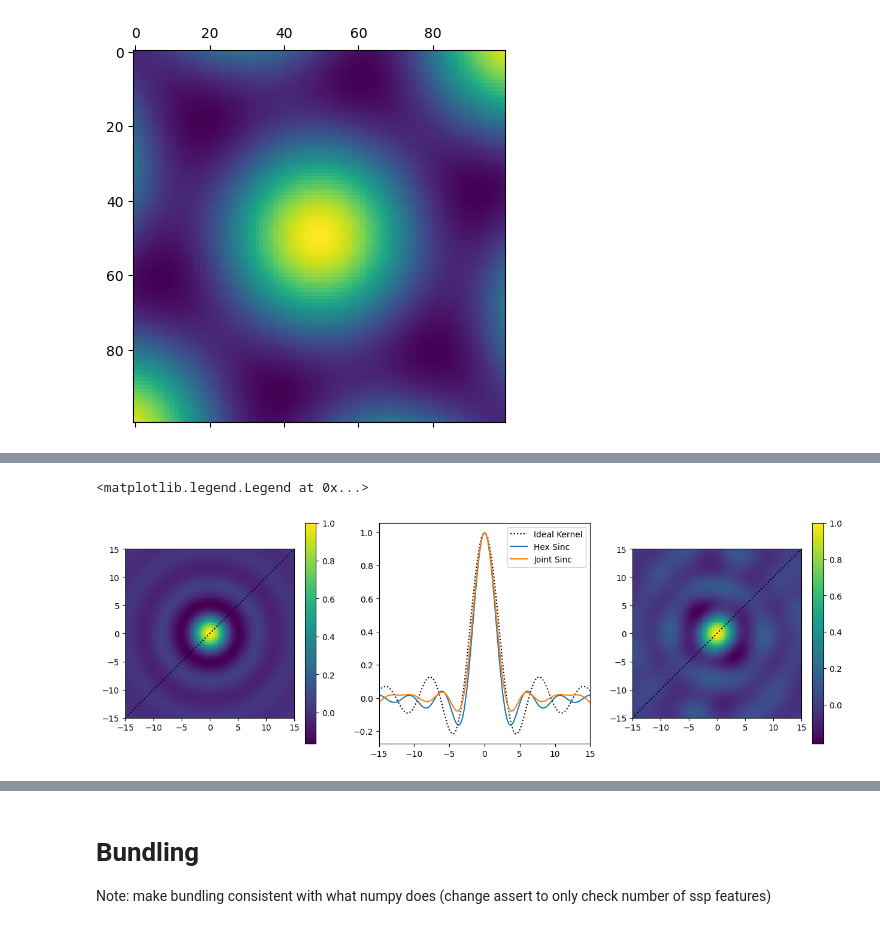
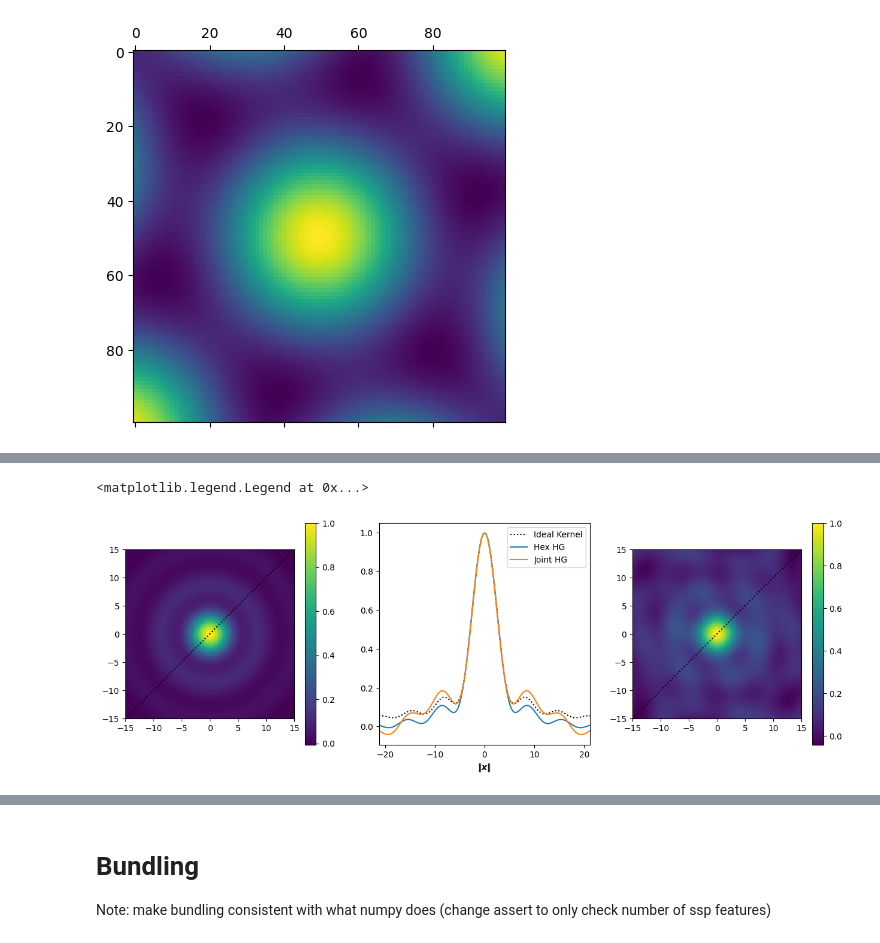
Before and after one commit to ctn-waterloo/sspspace, a Jupyter notebook: notebooks/SSP Space Demo.ipynb, the cells around one changed output, grey strips where cells are left out. Drawn from its saved outputs; the diff is of its cells as text; code cells hidden in the pictures.

```diff
--- a/notebooks/SSP Space Demo.ipynb
+++ b/notebooks/SSP Space Demo.ipynb
@@ -6,3 +6,9 @@ import numpy as np
 import matplotlib.pyplot as plt
 
 import sspspace
+# %%
+ssp_dim=51
+space = sspspace.JointSSPSpace(domain_dim=2, ssp_dim=ssp_dim)
+plt.scatter(space.phase_matrix[1:(ssp_dim + 1) // 2,0], space.phase_matrix[1:(ssp_dim + 1) // 2,1])
+plt.scatter(space.phase_matrix[-1:ssp_dim // 2:-1,0], space.phase_matrix[-1:ssp_dim // 2:-1,1])
+plt.gca().set_aspect('equal','box')
@@ -153,41 +182,43 @@ print(X[0,:], Y[0,:])
 # %%
 h = 15
 xs = np.linspace(-h,h,100).reshape((-1,1))
 ys = np.linspace(-h,h,100).reshape((-1,1))
 
 X, Y = np.meshgrid(xs, ys)
 xys = np.vstack((X.flatten(), Y.flatten())).T
 
-n_rotates = 7
-n_scales = 15
-hex_encoder = sspspace.HexagonalSSPSpace(domain_dim=2, n_rotates=n_rotates, n_scales=n_scales, kernel='sinc')
-joint_encoder = sspspace.JointSSPSpace(domain_dim=2, ssp_dim=6 * n_rotates * n_scales + 1, kernel="sinc")
+n_rotates = 9
+n_scales = 9
+hex_encoder = sspspace.HexagonalSSPSpace(domain_dim=2, n_rotates=n_rotates, n_scales=n_scales, kernel='hypergeom', length_scale=1, even=True)
+joint_encoder = sspspace.JointSSPSpace(domain_dim=2, ssp_dim=6 * n_rotates * n_scales + 2, kernel="hypergeom", length_scale=1)
 
 f, axs = plt.subplot_mosaic([["A", "B", "C"]])
 f.subplots_adjust(right=2)
-axs["B"].plot(X[100//2,:], np.sinc(X[100//2,:] / np.pi), 'k:', label="Ideal Kernel")
-for space, ax, label in zip([hex_encoder, joint_encoder], [axs["A"], axs["C"]], ["Hex Sinc", "Joint Sinc"]):
-    query_xys_ssp = space.encode(xys)
-    origin_ssp = space.encode([[0,0]])
+R = np.array([np.sqrt(X[0,i] ** 2 + Y[i,0] ** 2) * np.sign(X[0,i]) for i in range(100)])
+# axs["B"].plot(R, [kernel_gaus(R[i], 2) for i in range(R.shape[0])], 'k:', label="Ideal Kernel")
+# axs["B"].plot(R, [kernel_jinc(R[i], 2) for i in range(R.shape[0])], 'k:', label="Ideal Kernel")
+axs["B"].plot(R, [kernel_hypergeom(R[i], 2) for i in range(R.shape[0])], 'k:', label="Ideal Kernel")
+for space, ax, label in zip([hex_encoder, joint_encoder], [axs["A"], axs["C"]], ["Hex HG", "Joint HG"]):
+    query_xys_ssp = space.encode(xys, allo=True)
+    origin_ssp = space.encode([[0,0]], allo=True)
 
     sims = query_xys_ssp | origin_ssp
     square_sims = sims.reshape((ys.shape[0], xs.shape[0]))
 
     axs["B"].plot(X[0,:], [square_sims[i,i] for i in range(100)], label=label)
 
     im = ax.pcolormesh(X, Y, sims.reshape(X.shape), vmin=sims.min() if sims.min() < 0 else 0, vmax=sims.max() if sims.max() > 1 else 1)
     ax.plot(X[0,:], X[0,:], 'k:')
     ax.set_aspect('equal', 'box')
 
     ax.set_xlim(-h,h)
     ax.set_ylim(-h,h)
     cbar = ax.figure.colorbar(im, ax=ax, ticks=[0,0.2,0.4, 0.6, 0.8, 1.0])
 
-axs["B"].set_xlim(-h,h)
+axs["B"].set_xlabel("$\\|\\boldsymbol{x}\\|$")
+axs["B"].set_xlim(R.min(), R.max())
+# axs["B"].set_ylim(-0.5,1.5)
 axs["B"].legend()
-# ax.plot(phases_hex[:,0],phases_hex[:,1],'r*')
-
-# plt.matshow(square_sims)
 # %% [output]
 <matplotlib.legend.Legend at 0x...>
-[figure, old version]
+[figure, new version]
```
Also changed, not shown: parts of 10 cells of this notebook, 2 other files.
